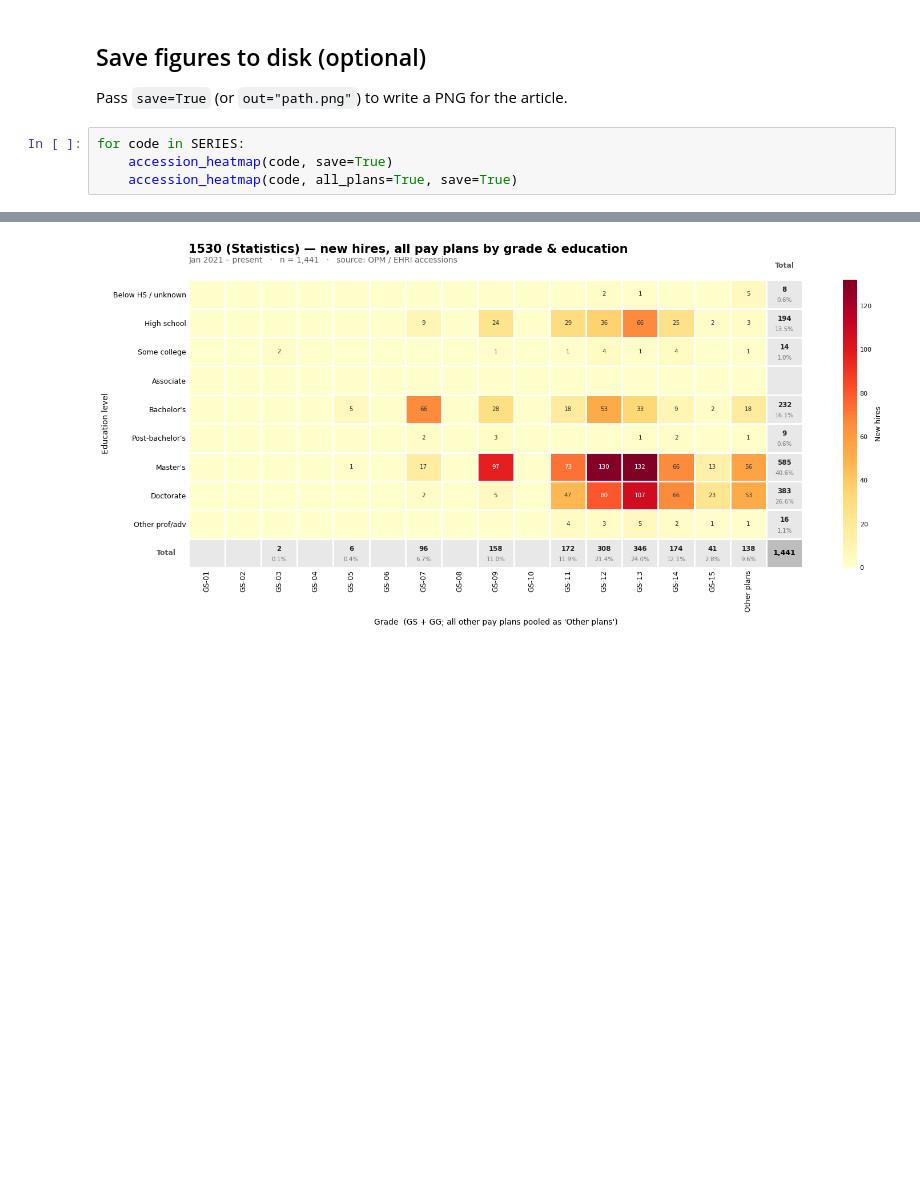
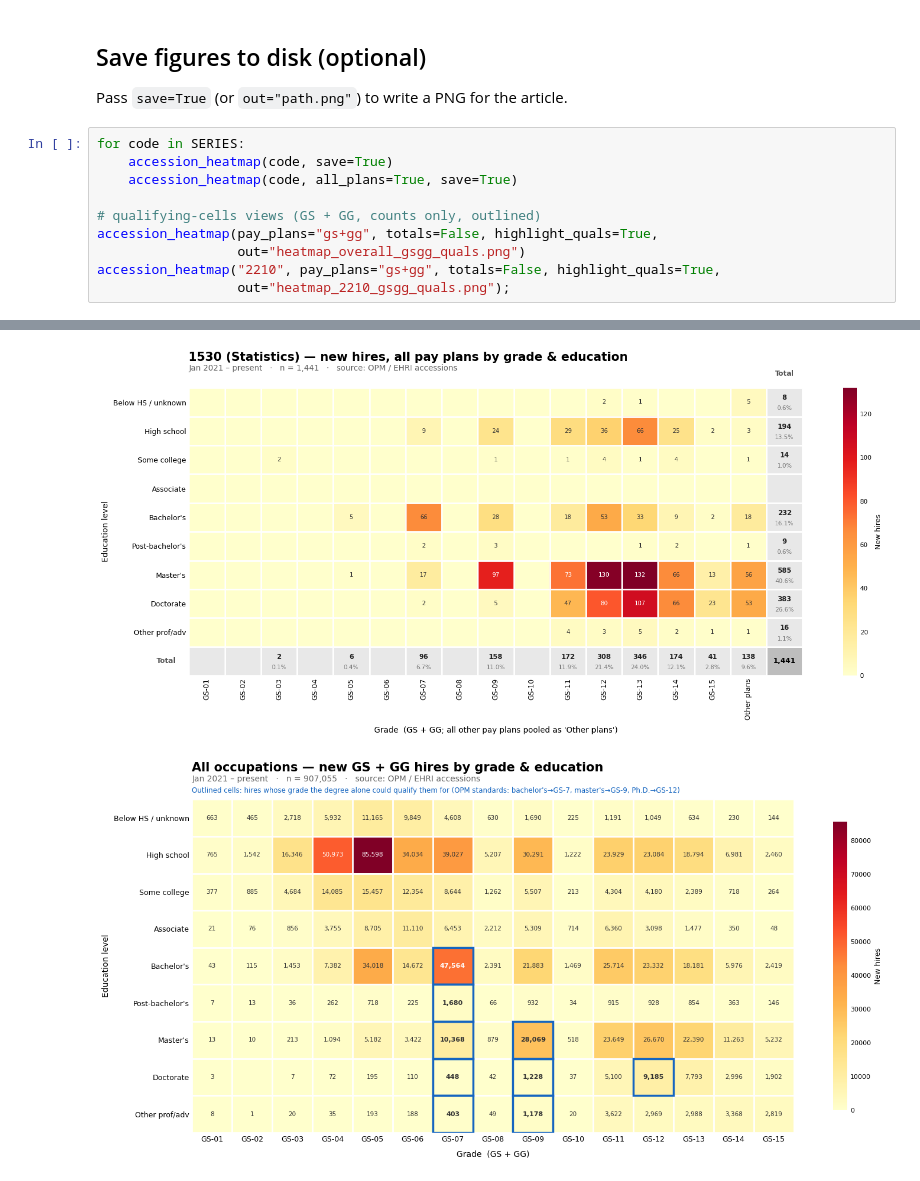
Before and after one commit to abigailhaddad/fed-hiring-heatmaps, a Jupyter notebook: heatmaps.ipynb, the cells around one changed output, grey strips where cells are left out. Drawn from its saved outputs; the diff is of its cells as text; blank space fills up the shorter version.

```diff
--- a/heatmaps.ipynb
+++ b/heatmaps.ipynb
@@ -81,6 +99,12 @@ Pass `save=True` (or `out="path.png"`) to write a PNG for the article.
 for code in SERIES:
     accession_heatmap(code, save=True)
     accession_heatmap(code, all_plans=True, save=True)
+
+# qualifying-cells views (GS + GG, counts only, outlined)
+accession_heatmap(pay_plans="gs+gg", totals=False, highlight_quals=True,
+                  out="heatmap_overall_gsgg_quals.png")
+accession_heatmap("2210", pay_plans="gs+gg", totals=False, highlight_quals=True,
+                  out="heatmap_2210_gsgg_quals.png");
 # %% [output]
 wrote heatmap_2210.png
 wrote heatmap_2210_allplans.png
@@ -93,8 +119,9 @@ wrote heatmap_1530_allplans.png
 [figure]
 [figure]
 [figure]
 [figure]
 [figure]
 [figure]
 [figure]
 [figure]
+[figure, added]
```
Also changed, not shown: parts of 8 cells of this notebook, 5 other files.
